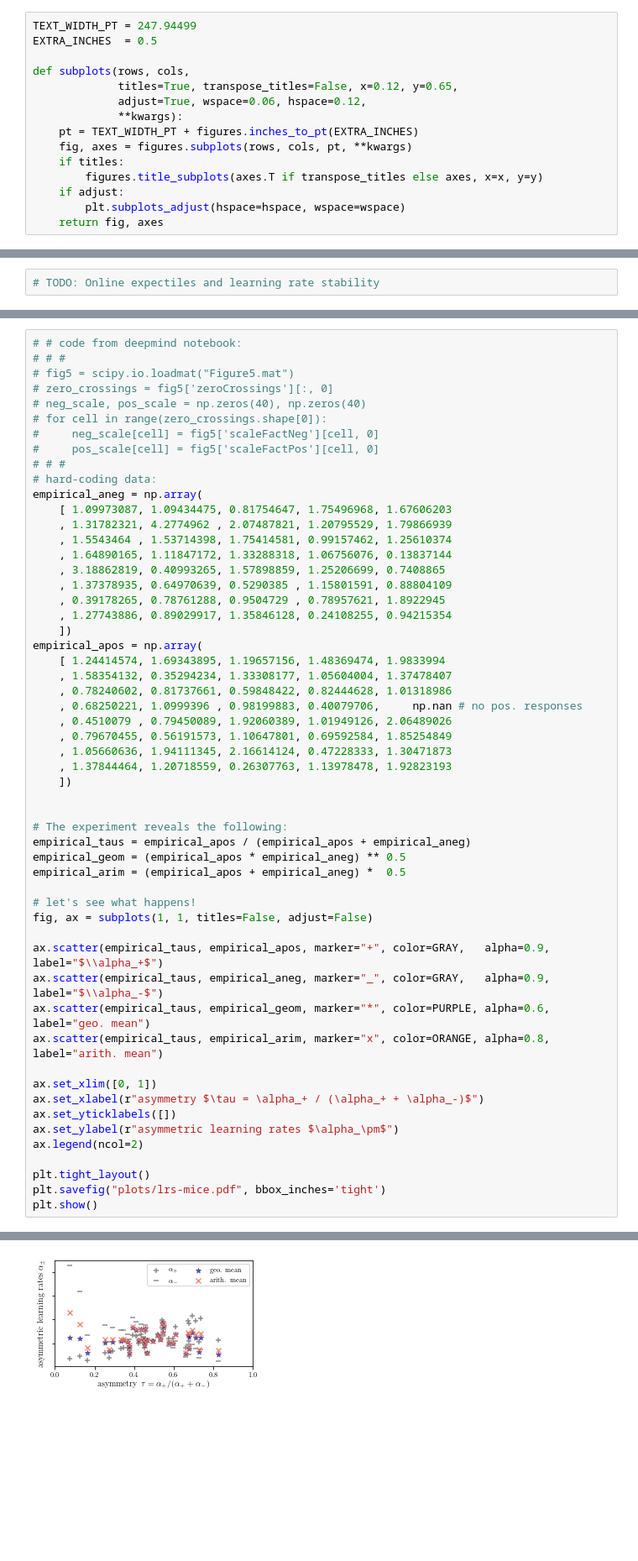
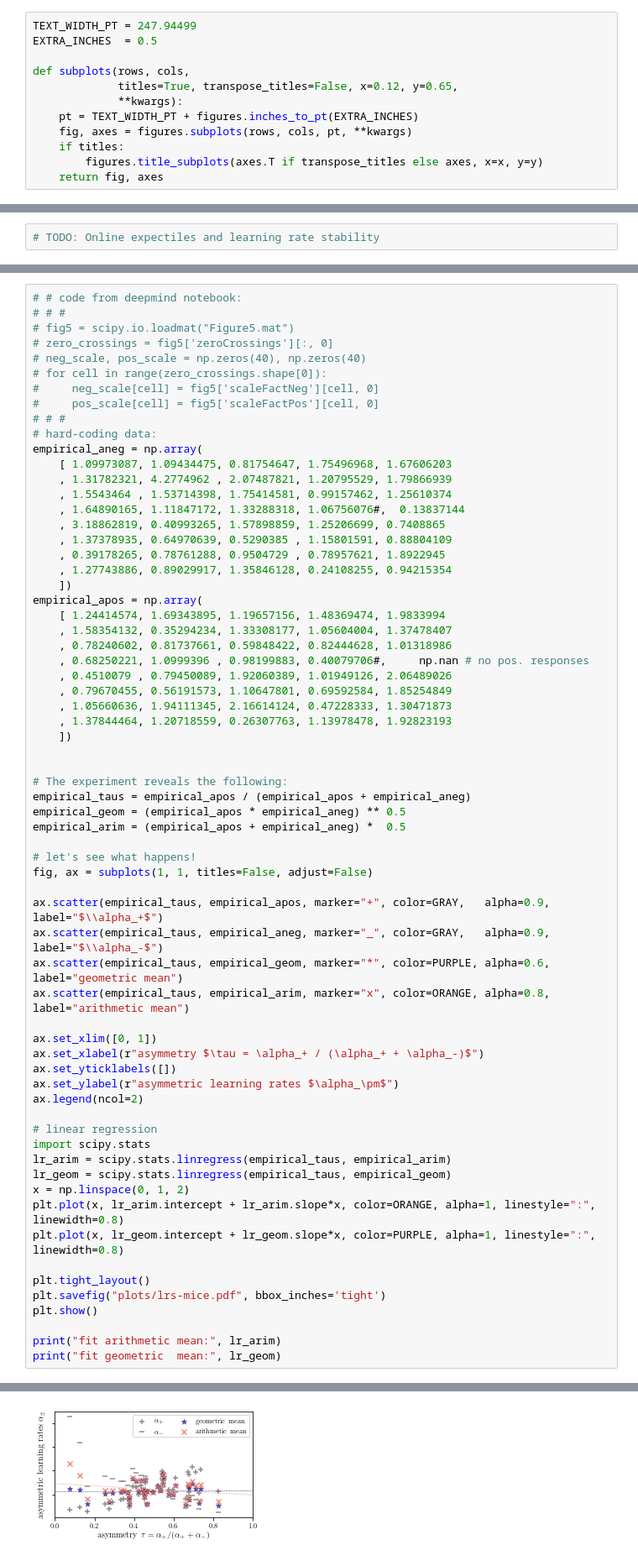
Before and after one commit to matomatical/neuRL, a Jupyter notebook: Figures-Report.ipynb, the cells around one changed output, grey strips where cells are left out. Shown at 84% size. Cells and saved outputs as stored; diff of their text form; blank space fills up the shorter version.

```diff
--- a/Figures-Report.ipynb
+++ b/Figures-Report.ipynb
@@ -36,14 +39,11 @@ EXTRA_INCHES  = 0.5
 
 def subplots(rows, cols,
              titles=True, transpose_titles=False, x=0.12, y=0.65,
-             adjust=True, wspace=0.06, hspace=0.12,
              **kwargs):
     pt = TEXT_WIDTH_PT + figures.inches_to_pt(EXTRA_INCHES)
     fig, axes = figures.subplots(rows, cols, pt, **kwargs)
     if titles:
         figures.title_subplots(axes.T if transpose_titles else axes, x=x, y=y)
-    if adjust:
-        plt.subplots_adjust(hspace=hspace, wspace=wspace)
     return fig, axes
 # %%
 c = plt.cm.plasma
@@ -377,7 +388,7 @@ empirical_aneg = np.array(
     [ 1.09973087, 1.09434475, 0.81754647, 1.75496968, 1.67606203
     , 1.31782321, 4.2774962 , 2.07487821, 1.20795529, 1.79866939
     , 1.5543464 , 1.53714398, 1.75414581, 0.99157462, 1.25610374
-    , 1.64890165, 1.11847172, 1.33288318, 1.06756076, 0.13837144
+    , 1.64890165, 1.11847172, 1.33288318, 1.06756076#,  0.13837144
     , 3.18862819, 0.40993265, 1.57898859, 1.25206699, 0.7408865
     , 1.37378935, 0.64970639, 0.5290385 , 1.15801591, 0.88804109
     , 0.39178265, 0.78761288, 0.9504729 , 0.78957621, 1.8922945
@@ -387,36 +398,47 @@ empirical_apos = np.array(
     [ 1.24414574, 1.69343895, 1.19657156, 1.48369474, 1.9833994
     , 1.58354132, 0.35294234, 1.33308177, 1.05604004, 1.37478407
     , 0.78240602, 0.81737661, 0.59848422, 0.82444628, 1.01318986
-    , 0.68250221, 1.0999396 , 0.98199883, 0.40079706,     np.nan # no pos. responses
+    , 0.68250221, 1.0999396 , 0.98199883, 0.40079706#,     np.nan # no pos. responses
     , 0.4510079 , 0.79450089, 1.92060389, 1.01949126, 2.06489026
     , 0.79670455, 0.56191573, 1.10647801, 0.69592584, 1.85254849
     , 1.05660636, 1.94111345, 2.16614124, 0.47228333, 1.30471873
     , 1.37844464, 1.20718559, 0.26307763, 1.13978478, 1.92823193
     ])
 
 
 # The experiment reveals the following:
 empirical_taus = empirical_apos / (empirical_apos + empirical_aneg)
 empirical_geom = (empirical_apos * empirical_aneg) ** 0.5
 empirical_arim = (empirical_apos + empirical_aneg) *  0.5
 
 # let's see what happens!
 fig, ax = subplots(1, 1, titles=False, adjust=False)
 
 ax.scatter(empirical_taus, empirical_apos, marker="+", color=GRAY,   alpha=0.9, label="$\\alpha_+$")
 ax.scatter(empirical_taus, empirical_aneg, marker="_", color=GRAY,   alpha=0.9, label="$\\alpha_-$")
-ax.scatter(empirical_taus, empirical_geom, marker="*", color=PURPLE, alpha=0.6, label="geo. mean")
-ax.scatter(empirical_taus, empirical_arim, marker="x", color=ORANGE, alpha=0.8, label="arith. mean")
+ax.scatter(empirical_taus, empirical_geom, marker="*", color=PURPLE, alpha=0.6, label="geometric mean")
+ax.scatter(empirical_taus, empirical_arim, marker="x", color=ORANGE, alpha=0.8, label="arithmetic mean")
 
 ax.set_xlim([0, 1])
 ax.set_xlabel(r"asymmetry $\tau = \alpha_+ / (\alpha_+ + \alpha_-)$")
 ax.set_yticklabels([])
 ax.set_ylabel(r"asymmetric learning rates $\alpha_\pm$")
 ax.legend(ncol=2)
 
+# linear regression
+import scipy.stats
+lr_arim = scipy.stats.linregress(empirical_taus, empirical_arim)
+lr_geom = scipy.stats.linregress(empirical_taus, empirical_geom)
+x = np.linspace(0, 1, 2)
+plt.plot(x, lr_arim.intercept + lr_arim.slope*x, color=ORANGE, alpha=1, linestyle=":", linewidth=0.8)
+plt.plot(x, lr_geom.intercept + lr_geom.slope*x, color=PURPLE, alpha=1, linestyle=":", linewidth=0.8)
+
 plt.tight_layout()
 plt.savefig("plots/lrs-mice.pdf", bbox_inches='tight')
 plt.show()
+
+print("fit arithmetic mean:", lr_arim)
+print("fit geometric  mean:", lr_geom)
 # %% [output]
 Creating 1 by 1 subplots, (3.930814860938149, 2.4293771875429675) inches.
-[figure, old version]
+[figure, new version]
```
Also changed, not shown: parts of 5 cells of this notebook, 5 other files.
